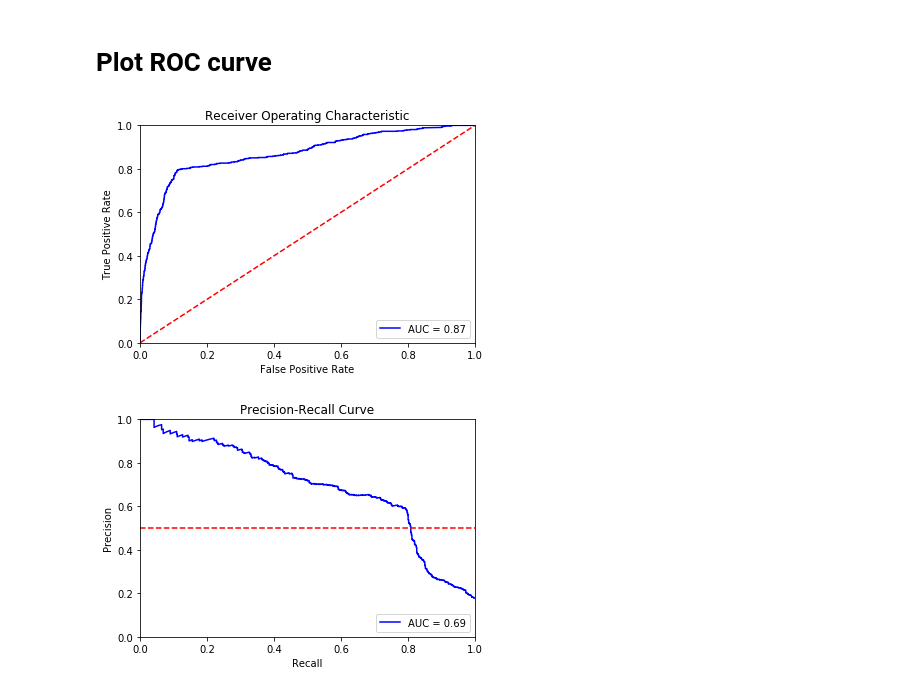
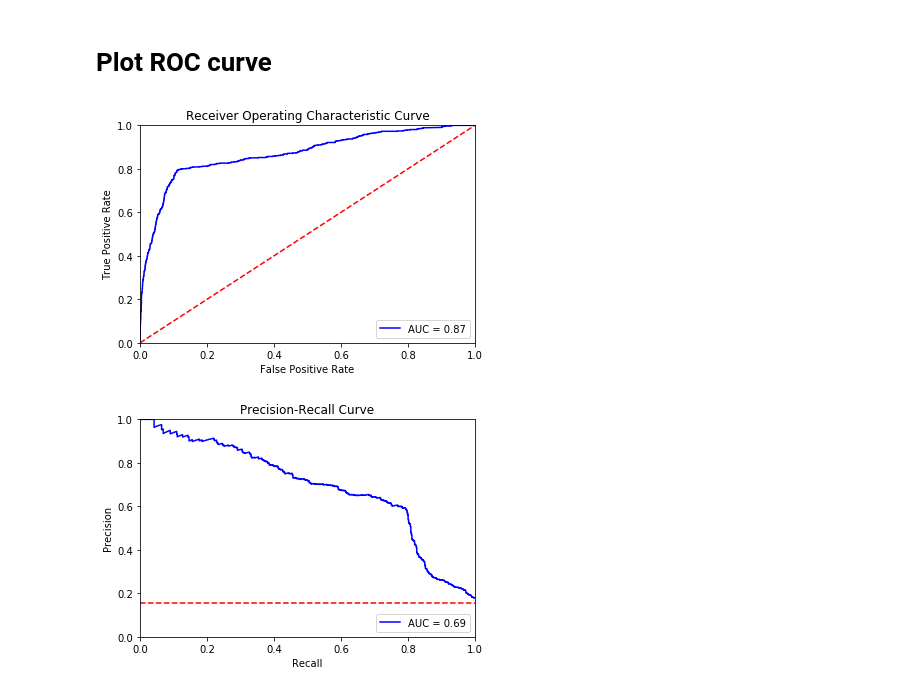
Before and after one commit to pati-dev/predict-shopping-intention, a Jupyter notebook: predict_purchase.ipynb, the cells around one changed output. Cells and saved outputs as stored; diff of their text form; code cells hidden in the pictures.

Commit message:
Modify cutoff line for PR curve

```diff
--- a/predict_purchase.ipynb
+++ b/predict_purchase.ipynb
@@ -423,7 +423,7 @@ fpr, tpr, threshold = metrics.roc_curve(y_test, preds)
 
 roc_auc = metrics.auc(fpr, tpr)
 
-plt.title('Receiver Operating Characteristic')
+plt.title('Receiver Operating Characteristic Curve')
 plt.plot(fpr, tpr, 'b', label = 'AUC = %0.2f' % roc_auc)
 plt.legend(loc = 'lower right')
 plt.plot([0, 1], [0, 1],'r--')
@@ -433,20 +433,20 @@ plt.ylabel('True Positive Rate')
 plt.xlabel('False Positive Rate')
 plt.show()
 # %% [output]
-[figure, old version]
+[figure, new version]
 # %%
 precision, recall, thresholds = metrics.precision_recall_curve(y_test, preds)
 
 pr_auc = metrics.auc(recall, precision)
 
 plt.title('Precision-Recall Curve')
 plt.plot(recall, precision, 'b', label = 'AUC = %0.2f' % pr_auc)
 plt.legend(loc = 'lower right')
-plt.plot([0, 1], [0.5, 0.5],'r--')
+plt.plot([0, 1], [0.155, 0.155],'r--')
 plt.xlim([0, 1])
 plt.ylim([0, 1])
 plt.ylabel('Precision')
 plt.xlabel('Recall')
 plt.show()
 # %% [output]
-[figure, old version]
+[figure, new version]
```
